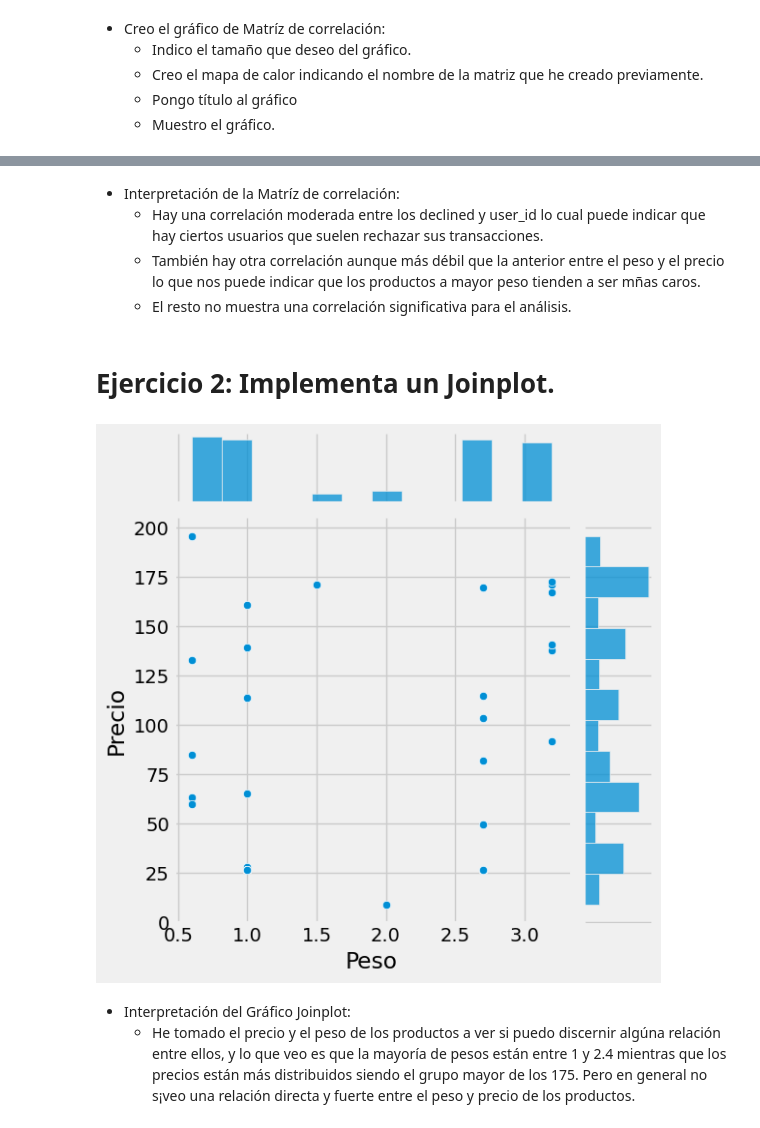
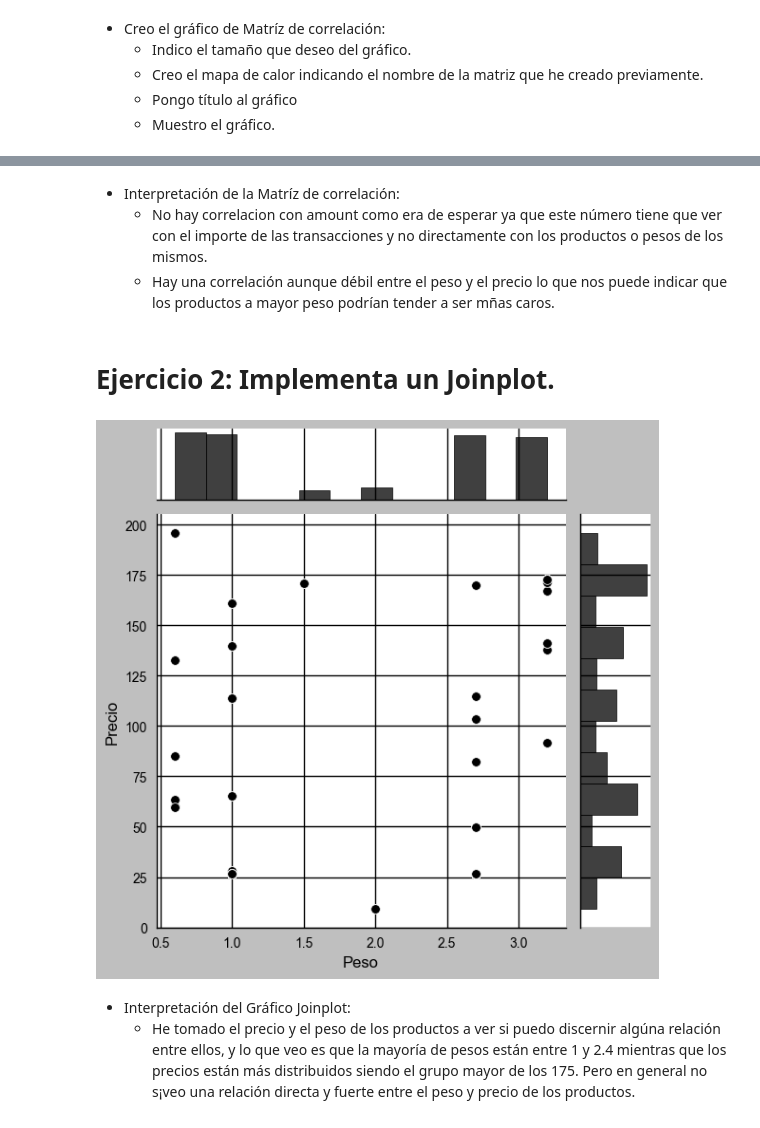
Before and after one commit to Bellengher/SPRINT-1, a Jupyter notebook: SPRINT8.1/Sprint_8_1.ipynb, the cells around one changed output, grey strips where cells are left out. Saved outputs shown, nothing was run; the diff lists cells and outputs as text; code cells hidden in the pictures.

```diff
--- a/SPRINT8.1/Sprint_8_1.ipynb
+++ b/SPRINT8.1/Sprint_8_1.ipynb
@@ -117,0 +104,7 @@ products_df.tail()
+# %%
+products_df['price'] = products_df['price'].replace('[\$,]', '', regex=True).astype(float)
+
+products_df['price'] = products_df['price'].astype(float)
+
+products_df.info()
+products_df.head()
@@ -179,0 +167,8 @@ plt.show()
+# %%
+plt.style.use('seaborn-v0_8')
+
+plt.figure(figsize=(14, 8))
+plt.scatter(x=products_df['price'], y=products_df['weight'])
+plt.xlabel('Precio de Producto')
+plt.ylabel('Peso')
+plt.show()
@@ -399,0 +395,5 @@ Por contra hay  otros que tienen una significativa diferencia positica respecto
+# %%
+plt.style.use('ggplot')
+
+sns.pairplot(products_df, vars=['price', 'weight'],diag_kind = 'kde', kind='reg')
+plt.show()
@@ -445,7 +457,0 @@ memory usage: 159.5+ KB
-# %%
-transactions_with_products_df['price'] = transactions_with_products_df['price'].replace('[\$,]', '', regex=True).astype(float)
-
-transactions_with_products_df['price'] = transactions_with_products_df['price'].astype(float)
-
-transactions_with_products_df.info()
-transactions_with_products_df.head()
@@ -529,18 +492,18 @@ plt.show()
 # %% [markdown]
 * Interpretación de la Matríz de correlación:
-    * Hay una correlación moderada entre los declined y user_id lo cual puede indicar que hay ciertos usuarios que suelen rechazar sus transacciones.
-    * También hay otra correlación aunque más débil que la anterior entre el peso y el precio lo que nos puede indicar que los productos a mayor peso tienden a ser mñas caros.
-    * El resto no muestra una correlación significativa para el análisis.
+    * No hay correlacion con amount como era de esperar ya que este número tiene que ver con el importe de las transacciones y no directamente con los productos o pesos de los mismos.
+    * Hay una correlación aunque débil entre el peso y el precio lo que nos puede indicar que los productos a mayor peso podrían tender a ser mñas caros.
 # %% [markdown]
 # Ejercicio 2: Implementa un Joinplot.
 # %%
+plt.style.use('grayscale')
 
 sns.jointplot(x='weight', y='price', data=transactions_with_products_df)
 plt.xlabel('Peso')
 plt.ylabel('Precio')
 plt.show()
 # %% [output]
-[figure, old version]
+[figure, new version]
 # %% [markdown]
 * Interpretación del Gráfico Joinplot:
     * He tomado el precio y el peso de los productos a ver si puedo discernir algúna relación entre ellos, y lo que veo es que la mayoría de pesos están entre 1 y 2.4 mientras que los precios están más distribuidos siendo el grupo mayor de los 175. Pero en general no s¡veo una relación directa y fuerte entre el peso y precio de los productos.
```
Also changed, not shown: parts of 36 cells of this notebook.
